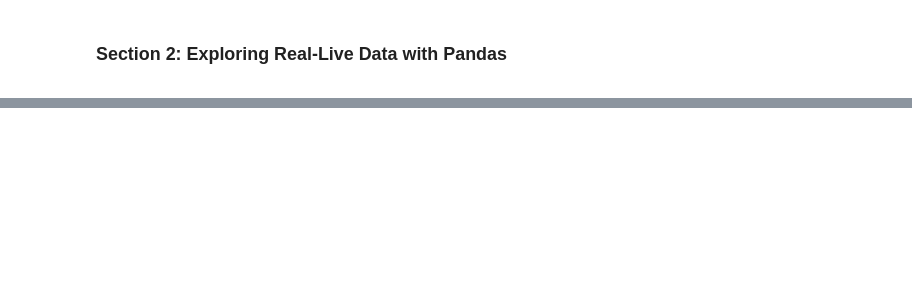
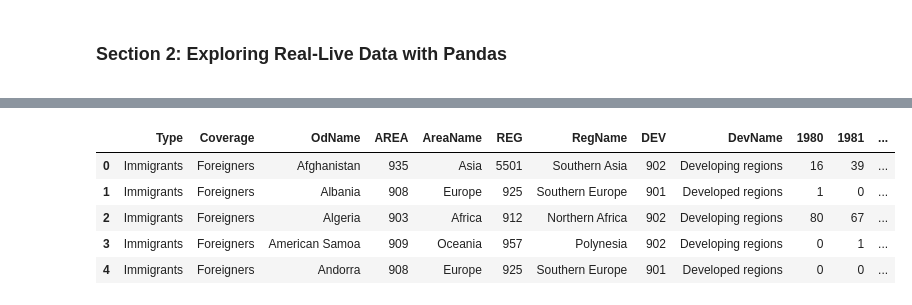
Before and after one commit to Lawrence-Krukrubo/Effective_Plotting_with_Matplotlib, a Jupyter notebook: Part_2_matplotlib_pandas.ipynb, the cells around one changed output, grey strips where cells are left out. Drawn from its saved outputs; the diff is of its cells as text; code cells hidden in the pictures; blank space fills up the shorter version.

```diff
--- a/Part_2_matplotlib_pandas.ipynb
+++ b/Part_2_matplotlib_pandas.ipynb
@@ -77,0 +208,10 @@ In this lab, we will focus on the Canadian immigration data.
+# %%
+# First let's see the data again
+canada_df.head()
+# %% [output]
+|  | Type | Coverage | OdName | AREA | AreaName | REG | RegName | DEV | DevName | 1980 | 1981 | ... |
+| 0 | Immigrants | Foreigners | Afghanistan | 935 | Asia | 5501 | Southern Asia | 902 | Developing regions | 16 | 39 | ... |
+| 1 | Immigrants | Foreigners | Albania | 908 | Europe | 925 | Southern Europe | 901 | Developed regions | 1 | 0 | ... |
+| 2 | Immigrants | Foreigners | Algeria | 903 | Africa | 912 | Northern Africa | 902 | Developing regions | 80 | 67 | ... |
+| 3 | Immigrants | Foreigners | American Samoa | 909 | Oceania | 957 | Polynesia | 902 | Developing regions | 0 | 1 | ... |
+| 4 | Immigrants | Foreigners | Andorra | 908 | Europe | 925 | Southern Europe | 901 | Developed regions | 0 | 0 | ... |
```
Also changed, not shown: parts of 43 cells of this notebook.
